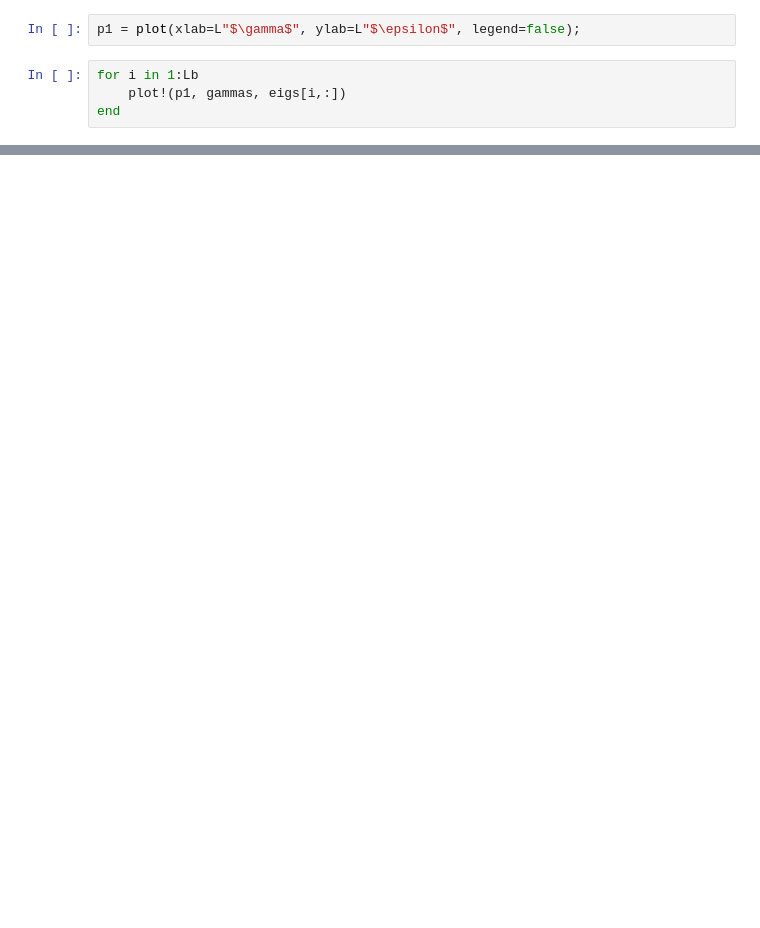
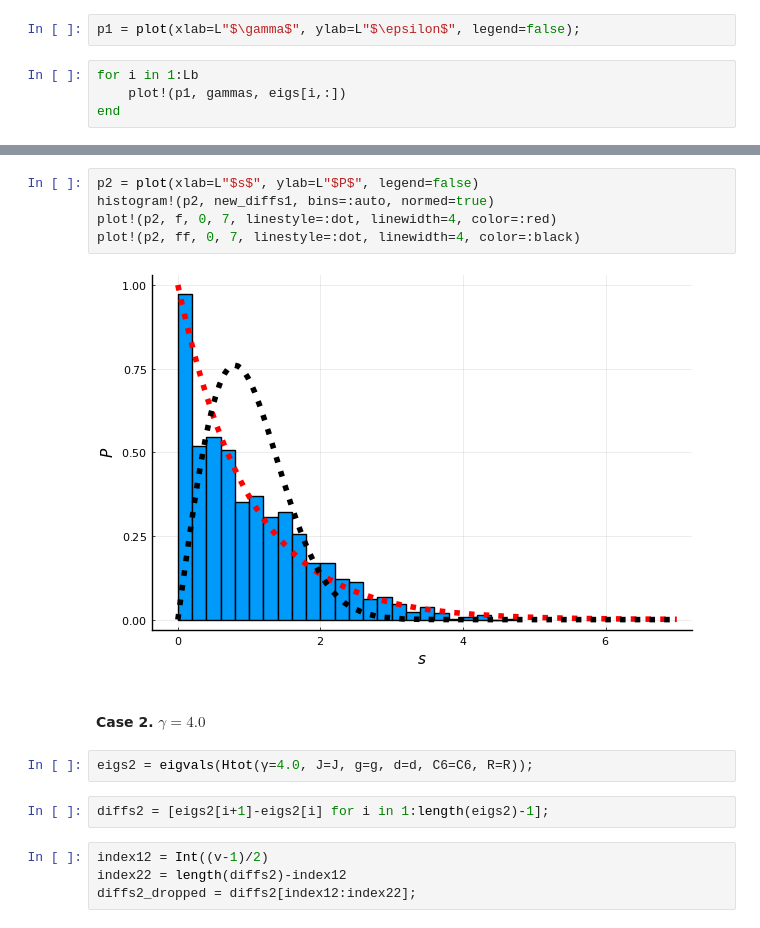
Before and after one commit to coolgas/chaos, a Jupyter notebook: new_chaos.ipynb, the cells around one changed output, grey strips where cells are left out. Cells and saved outputs as stored; diff of their text form; blank space fills up the shorter version.

```diff
--- a/new_chaos.ipynb
+++ b/new_chaos.ipynb
@@ -176,0 +174,17 @@ plot!(f, 0, 7, linestyle=:dot, linewidth=4, color=:red)
+# %%
+p2 = plot(xlab=L"$s$", ylab=L"$P$", legend=false)
+histogram!(p2, new_diffs1, bins=:auto, normed=true)
+plot!(p2, f, 0, 7, linestyle=:dot, linewidth=4, color=:red)
+plot!(p2, ff, 0, 7, linestyle=:dot, linewidth=4, color=:black)
+# %% [output]
+[figure, added]
+# %% [markdown]
+#### Case 2. $\gamma=4.0$
+# %%
+eigs2 = eigvals(Htot(γ=4.0, J=J, g=g, d=d, C6=C6, R=R));
+# %%
+diffs2 = [eigs2[i+1]-eigs2[i] for i in 1:length(eigs2)-1];
+# %%
+index12 = Int((v-1)/2)
+index22 = length(diffs2)-index12
+diffs2_dropped = diffs2[index12:index22];
```
Also changed, not shown: parts of 33 cells of this notebook.
